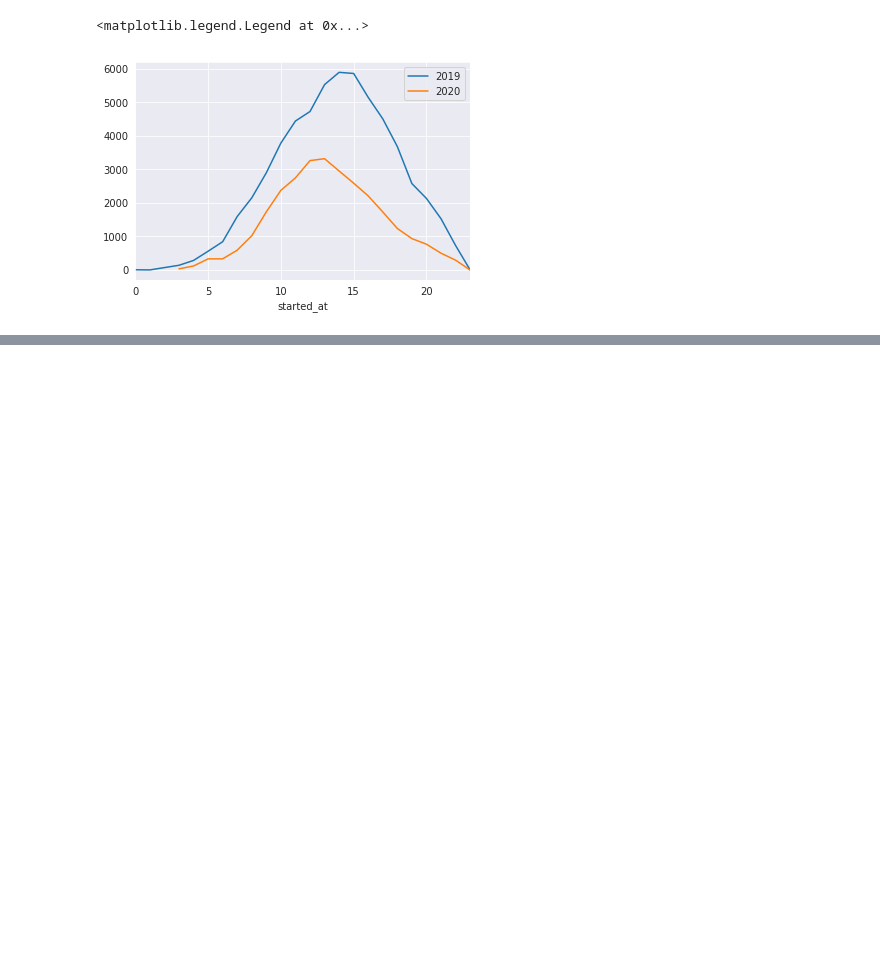
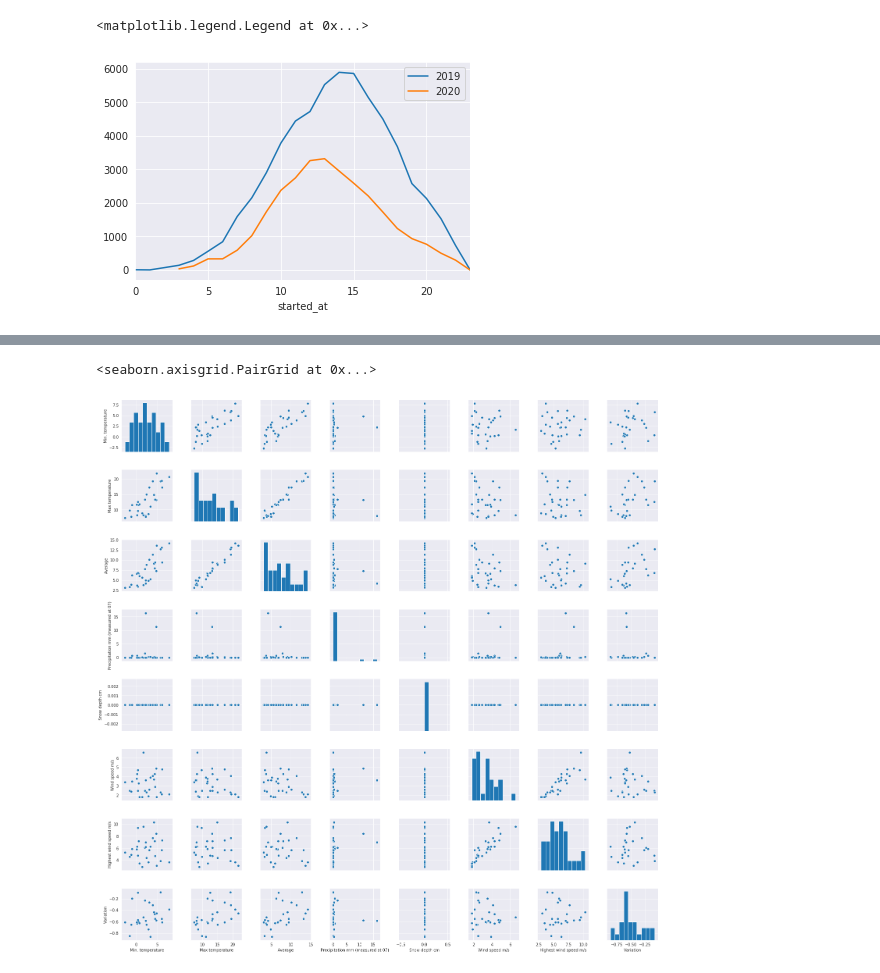
Before and after one commit to Cucni/oslo-bikes-mobility-data, a Jupyter notebook: April.ipynb, the cells around one changed output, grey strips where cells are left out. Saved outputs shown, nothing was run; the diff lists cells and outputs as text; code cells hidden in the pictures; blank space fills up the shorter version.

```diff
--- a/April.ipynb
+++ b/April.ipynb
@@ -254,0 +335,3 @@ plt.legend(['2019','2020'])
+# %%
+df_variations.index = df_variations.index.astype('datetime64[ns]')
+df_variations
@@ -254,0 +368,11 @@ plt.legend(['2019','2020'])
+# %%
+df_var_temp = temp_df.join(df_variations,on='Date')
+# %%
+df_var_temp.columns = df_var_temp.columns[:-1].append(pd.Index(['Variation']))
+# %%
+df_var_temp.loc[:,['Min. temperature','Max temperature','Average']] = df_var_temp.loc[:,['Min. temperature','Max temperature','Average']].applymap(lambda x: float(x.rstrip('°')))
+# %%
+sns.pairplot(df_var_temp.drop(0))
+# %% [output]
+<seaborn.axisgrid.PairGrid at 0x...>
+[figure, added]
```
Also changed, not shown: parts of 19 cells of this notebook.
